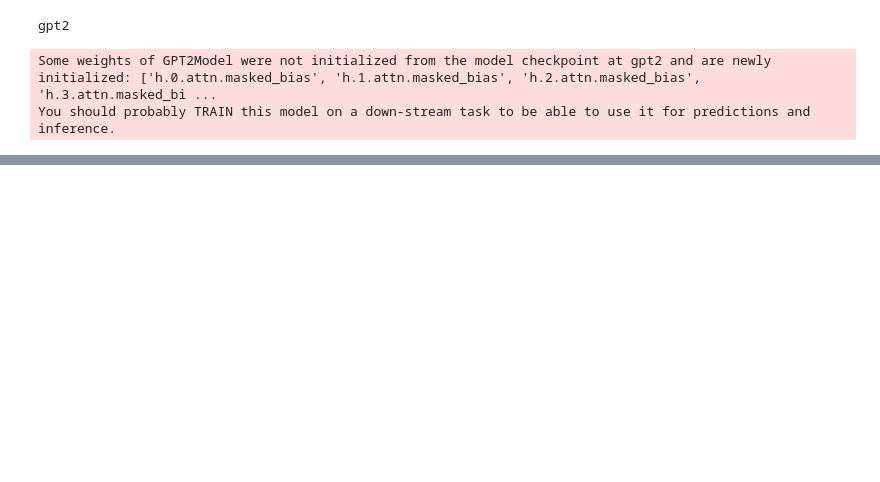
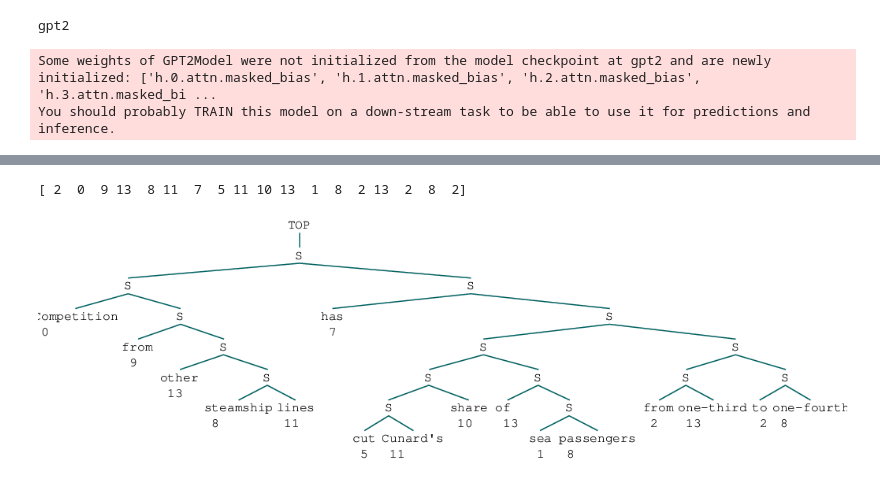
Before and after one commit to thomaslu2000/Incremental-Parsing-Representations, a Jupyter notebook: analysis/interactive.ipynb, the cells around one changed output, grey strips where cells are left out. Cells and saved outputs as stored; diff of their text form; code cells hidden in the pictures; blank space fills up the shorter version.

```diff
--- a/analysis/interactive.ipynb
+++ b/analysis/interactive.ipynb
@@ -74,0 +80,7 @@ iparse.tree_from_cats([0, 1, 1, 1, 1, 1, 1, 1, 1, 0])
+# %%
+tree2, cats = iparse.parse_sentence("Competition from other steamship lines has cut Cunard's share of sea passengers from one-third to one-fourth")
+print(cats)
+display(tree2)
+# %% [output]
+[ 2  0  9 13  8 11  7  5 11 10 13  1  8  2 13  2  8  2]
+[figure, added]
```
Also changed, not shown: parts of 23 cells of this notebook, 6 other files.
